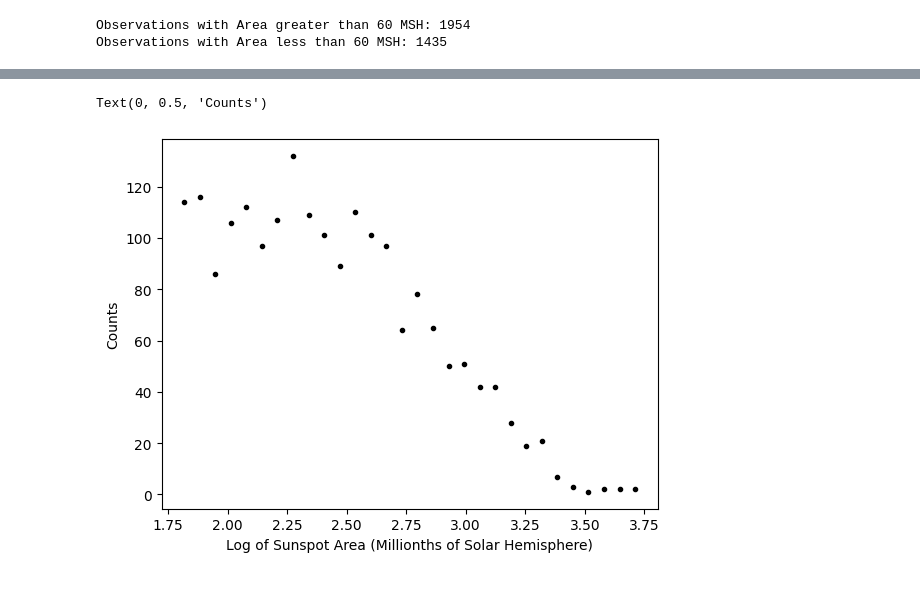
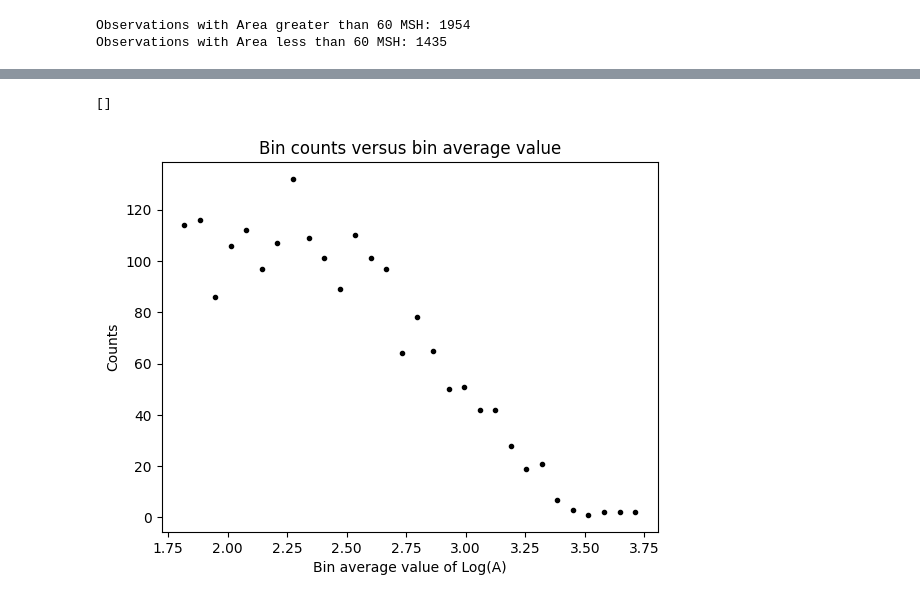
Before and after one commit to Raghuram-Veeramallu/Area-distribution-of-Sunspots, a Jupyter notebook: Project3_Group3_Data.ipynb, the cells around one changed output, grey strips where cells are left out. Cells and saved outputs as stored; diff of their text form; code cells hidden in the pictures.

Commit message:
Made changes for data summary submission

```diff
--- a/Project3_Group3_Data.ipynb
+++ b/Project3_Group3_Data.ipynb
@@ -47,3 +44,8 @@ data = pd.read_csv("SunspotDist.csv")
+# %%
+# on colab
+data = pd.read_csv("./SunspotDist.csv")
+
+# for local access, replpace the "./SunspotDist.csv" with the datapath
 # %%
 data
 # %% [output]
@@ -105,16 +146,16 @@ fig.show()
 # %%
 #creating data set
-count,bins = np.histogram(logarea,nbin)
+count, bins = np.histogram(logarea, nbin)
 
-bin_avg = []
-#average value of bin
-for i in range(len(bins)-1):
-  bin_avg.append(np.mean([bins[i],bins[i+1]]))
+# average value of bin
+bin_avg = (bins[:-1] + bins[1:]) / 2
 # %%
 fig,ax = plt.subplots()
 ax.plot(bin_avg, count, "k.")
-ax.set_xlabel("Log of Sunspot Area (Millionths of Solar Hemisphere)")
+ax.set_xlabel("Bin average value of Log(A)")
 ax.set_ylabel("Counts")
+ax.set_title('Bin counts versus bin average value')
+ax.plot()
 # %% [output]
-Text(0, 0.5, 'Counts')
+[]
-[figure, old version]
+[figure, new version]
```
Also changed, not shown: parts of 11 cells of this notebook.
